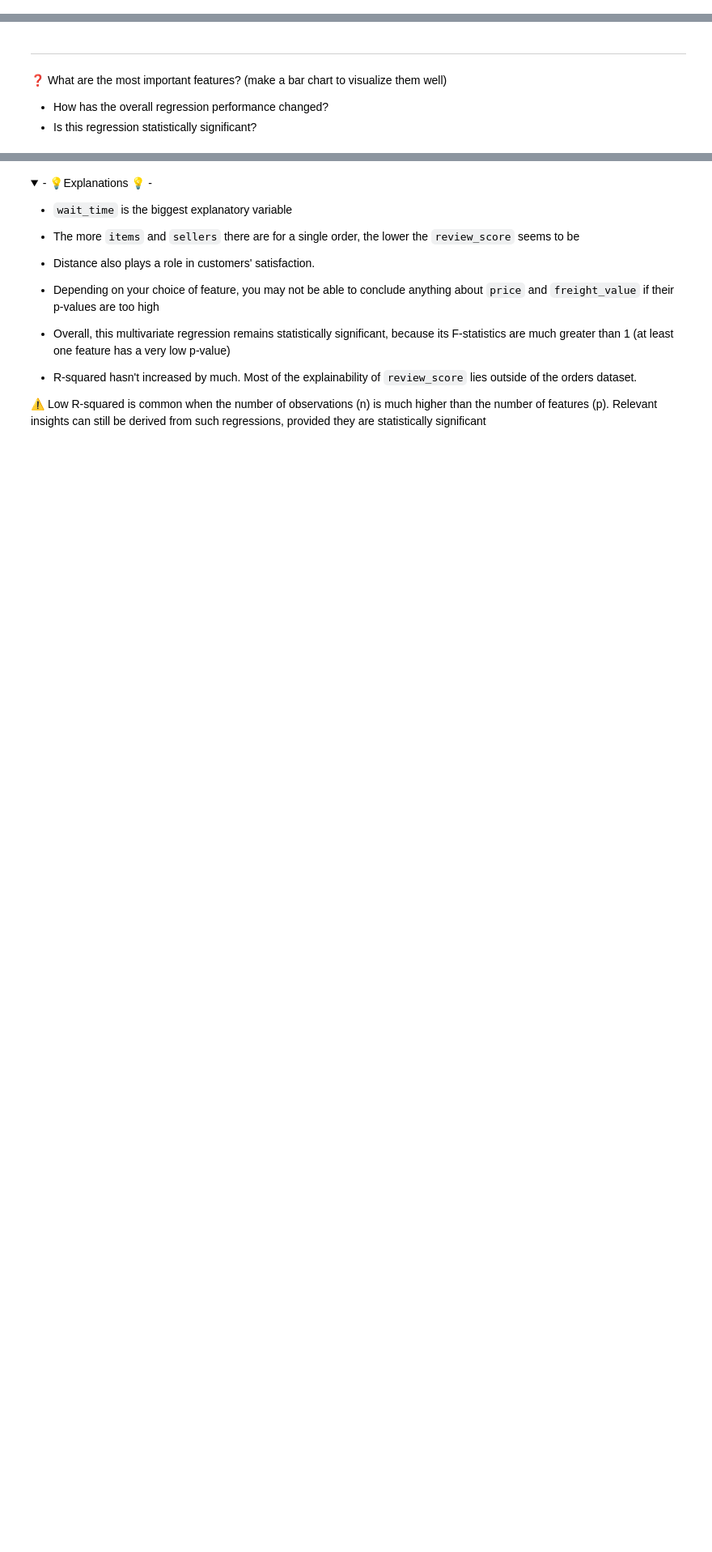
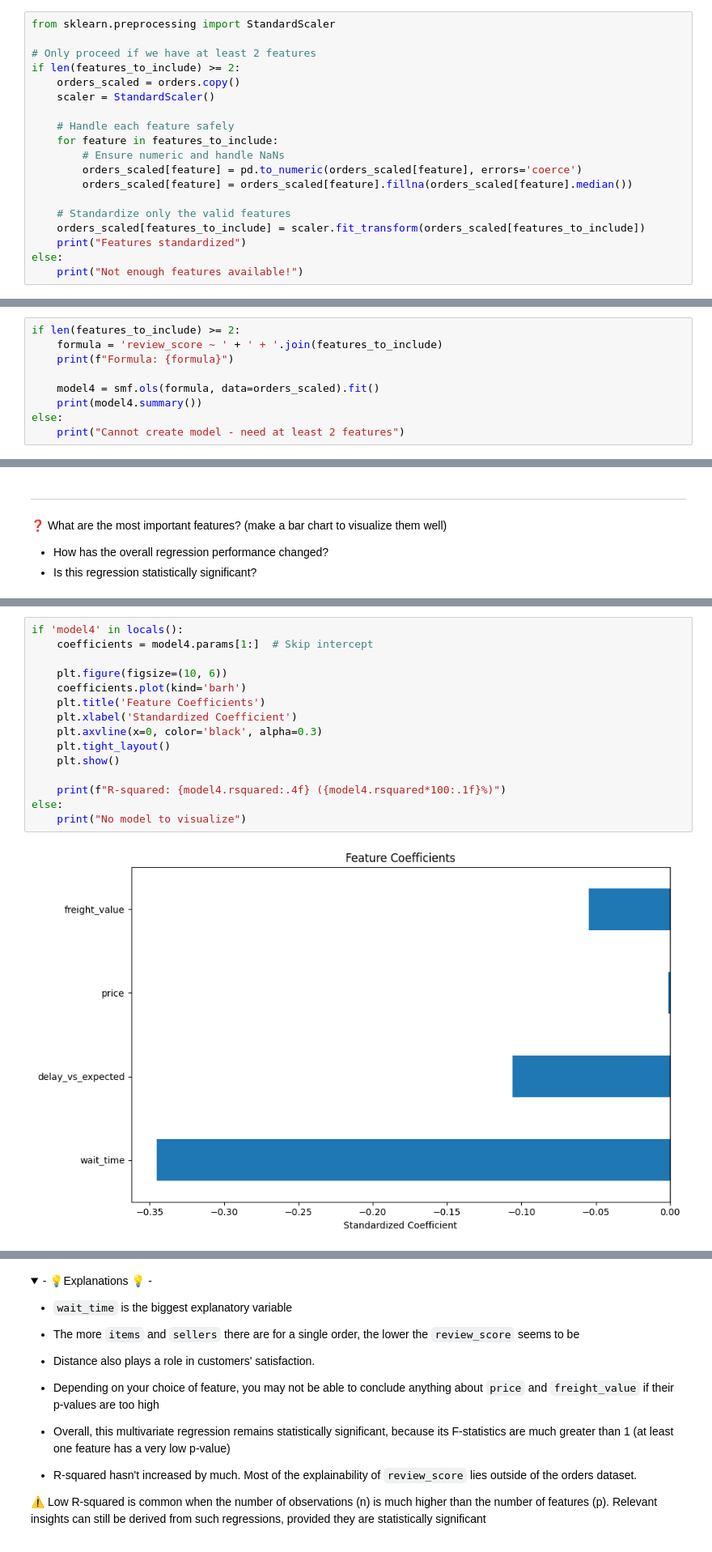
Before and after one commit to Emtenan12/data-orders-regression, a Jupyter notebook: orders_regression.ipynb, the cells around one changed output, grey strips where cells are left out. Shown: that part at 81% size. Cells and saved outputs as stored; diff of their text form; folded sections open; blank space fills up the shorter version.

```diff
--- a/orders_regression.ipynb
+++ b/orders_regression.ipynb
@@ -115,0 +194,19 @@ Contrary to what was found with the simple bivariate correlation analysis, `dela
+# %%
+from sklearn.preprocessing import StandardScaler
+
+# Only proceed if we have at least 2 features
+if len(features_to_include) >= 2:
+    orders_scaled = orders.copy()
+    scaler = StandardScaler()
+
+    # Handle each feature safely
+    for feature in features_to_include:
+        # Ensure numeric and handle NaNs
+        orders_scaled[feature] = pd.to_numeric(orders_scaled[feature], errors='coerce')
+        orders_scaled[feature] = orders_scaled[feature].fillna(orders_scaled[feature].median())
+
+    # Standardize only the valid features
+    orders_scaled[features_to_include] = scaler.fit_transform(orders_scaled[features_to_include])
+    print("Features standardized")
+else:
+    print("Not enough features available!")
@@ -119,0 +217,9 @@ Contrary to what was found with the simple bivariate correlation analysis, `dela
+# %%
+if len(features_to_include) >= 2:
+    formula = 'review_score ~ ' + ' + '.join(features_to_include)
+    print(f"Formula: {formula}")
+
+    model4 = smf.ols(formula, data=orders_scaled).fit()
+    print(model4.summary())
+else:
+    print("Cannot create model - need at least 2 features")
@@ -126,0 +249,17 @@ Contrary to what was found with the simple bivariate correlation analysis, `dela
+# %%
+if 'model4' in locals():
+    coefficients = model4.params[1:]  # Skip intercept
+
+    plt.figure(figsize=(10, 6))
+    coefficients.plot(kind='barh')
+    plt.title('Feature Coefficients')
+    plt.xlabel('Standardized Coefficient')
+    plt.axvline(x=0, color='black', alpha=0.3)
+    plt.tight_layout()
+    plt.show()
+
+    print(f"R-squared: {model4.rsquared:.4f} ({model4.rsquared*100:.1f}%)")
+else:
+    print("No model to visualize")
+# %% [output]
+[figure, added]
```
Also changed, not shown: parts of 26 cells of this notebook, 1 other file.
